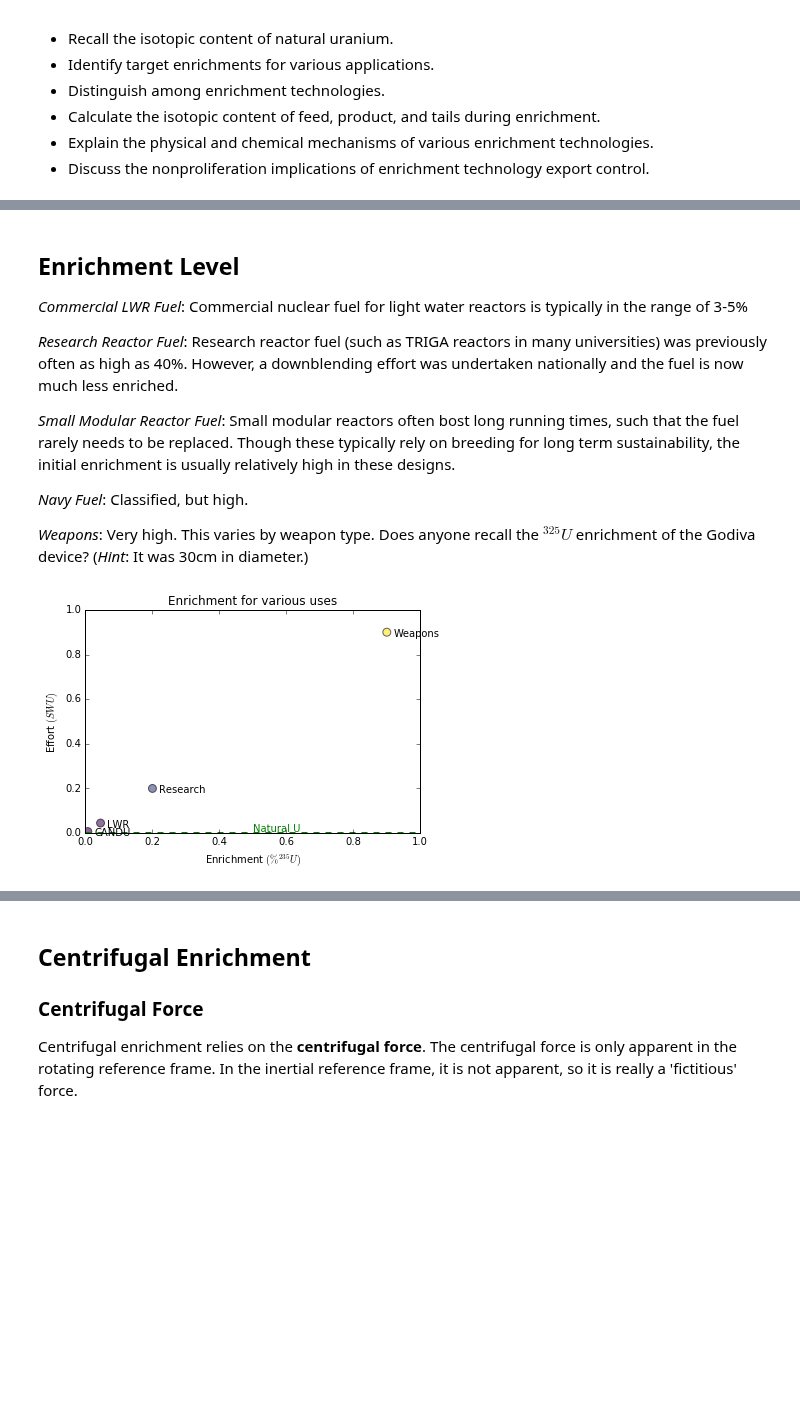
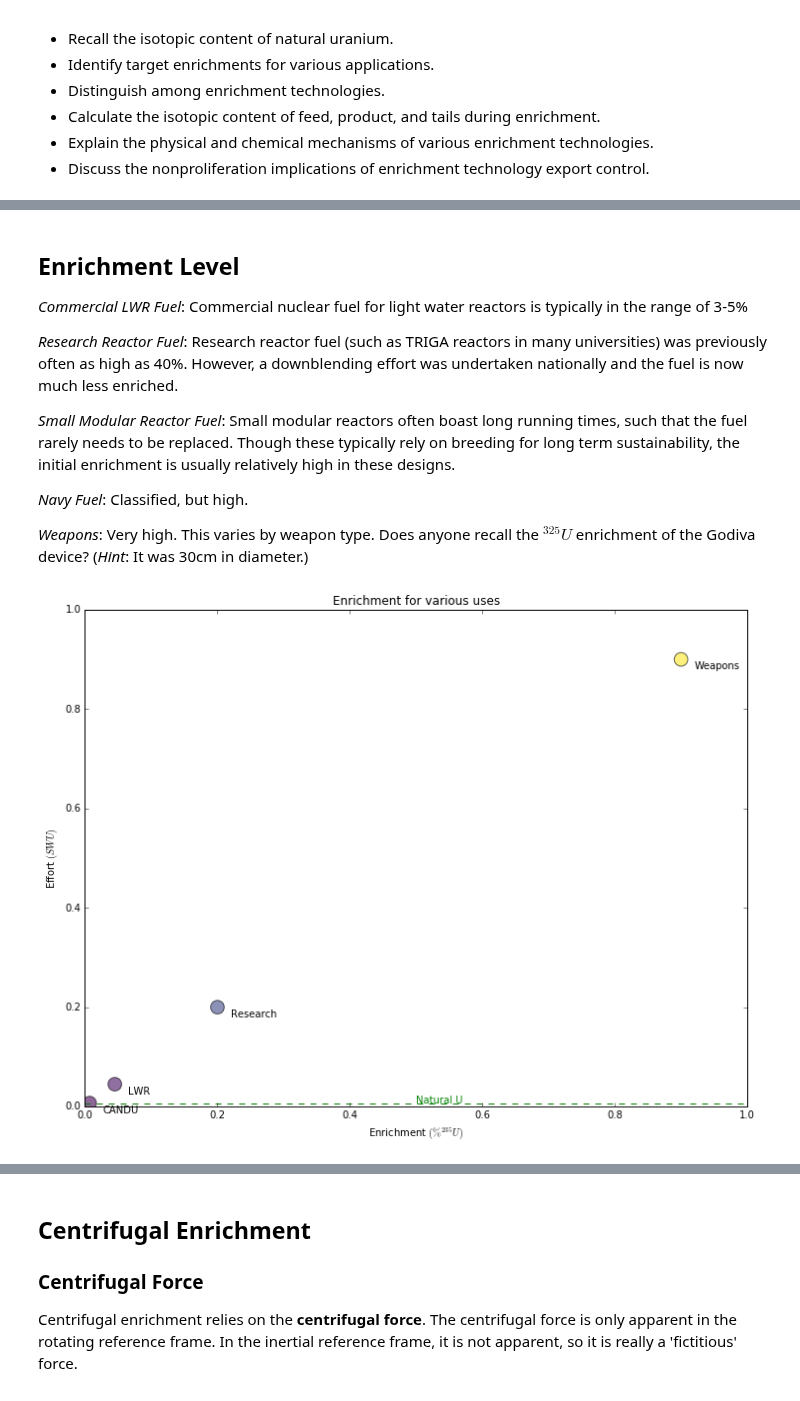
Before and after one commit to katyhuff/npre412, a Jupyter notebook: enrichment/enrichment.ipynb, the cells around one changed output, grey strips where cells are left out. Drawn from its saved outputs; the diff is of its cells as text; code cells hidden in the pictures; blank space fills up the shorter version.

Commit message:
updates enrichment

```diff
--- a/enrichment/enrichment.ipynb
+++ b/enrichment/enrichment.ipynb
@@ -4,6 +4,8 @@
 import matplotlib
 import numpy as np
 import matplotlib.pyplot as plt
+
+plt.rcParams["figure.figsize"] = (12, 9)
 # %% [markdown]
 # Enrichment
 
@@ -28,7 +34,7 @@ _Commercial LWR Fuel_: Commercial nuclear fuel for light water reactors is typic
 
 _Research Reactor Fuel_: Research reactor fuel (such as TRIGA reactors in many universities) was previously often as high as 40%. However, a downblending effort was undertaken nationally and the fuel is now much less enriched.
 
-_Small Modular Reactor Fuel_: Small modular reactors often bost long running times, such that the fuel rarely needs to be replaced. Though these typically rely on breeding for long term sustainability, the initial enrichment is usually relatively high in these designs.
+_Small Modular Reactor Fuel_: Small modular reactors often boast long running times, such that the fuel rarely needs to be replaced. Though these typically rely on breeding for long term sustainability, the initial enrichment is usually relatively high in these designs.
 
 _Navy Fuel_: Classified, but high.
 
@@ -47,26 +53,26 @@ od_enr_uses = collections.OrderedDict(sorted(enr_uses.items()))
 # %%
 import numpy as np
 import matplotlib.pyplot as plt
 
 x=[]
 y=[]
 delta_x=0.02
 delta_y=-0.02
 
 for k,v in od_enr_uses.items():
     x.append(v)
     y.append(v)
     plt.text(v + delta_x, v + delta_y, k)
 t = x
-area = 20*np.pi
+area = 60*np.pi
 plt.scatter(x, y, s=area, c=t, cmap='viridis', alpha=0.6)
 plt.axis([0,1,0,1])
 plt.xlabel('Enrichment $(\% ^{235}U)$')
 plt.ylabel('Effort $(SWU)$')
 plt.title('Enrichment for various uses')
 plt.plot(0.007*np.ones(2), 'g--')
 plt.text(0.5, 0.007, 'Natural U', color='g',)
 
 plt.show()
 # %% [output]
-[figure, old version]
+[figure, new version]
```
Also changed, not shown: parts of 19 cells of this notebook.
